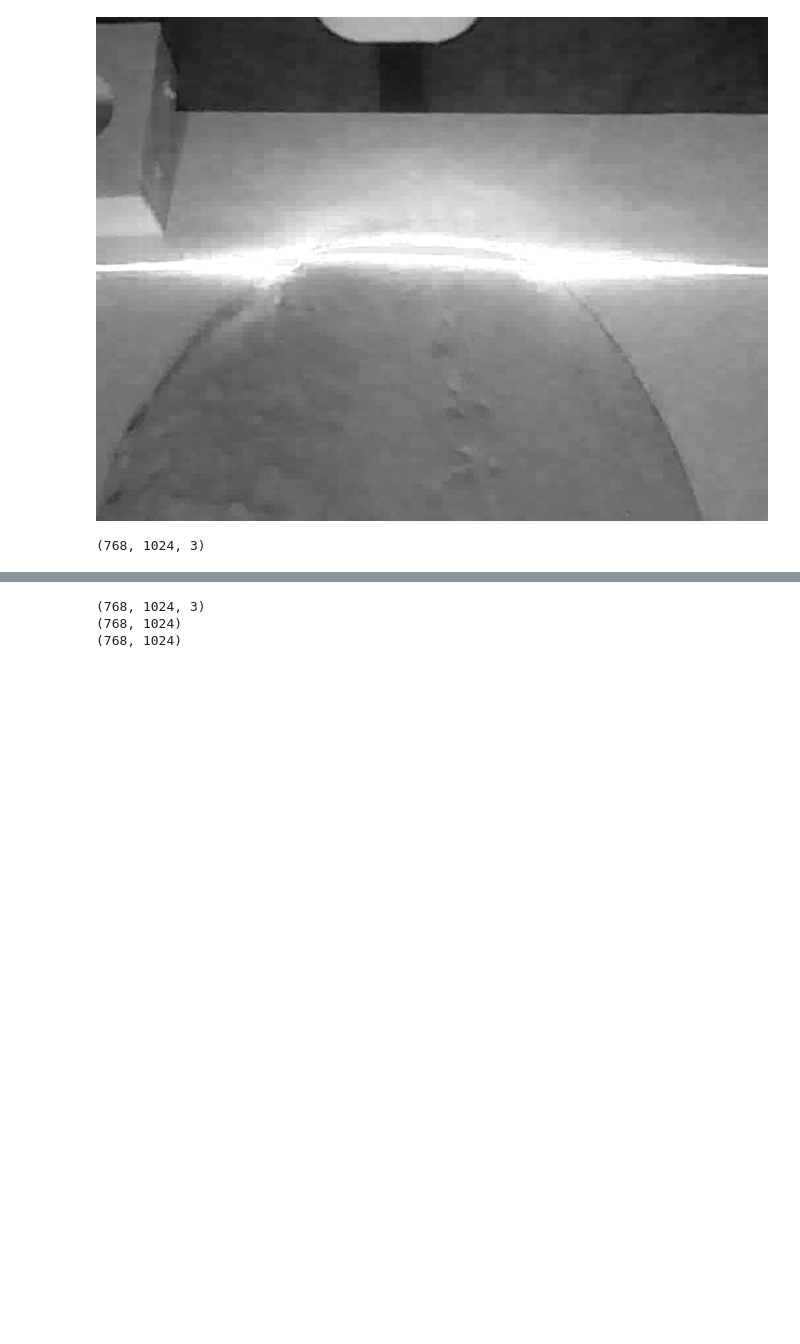
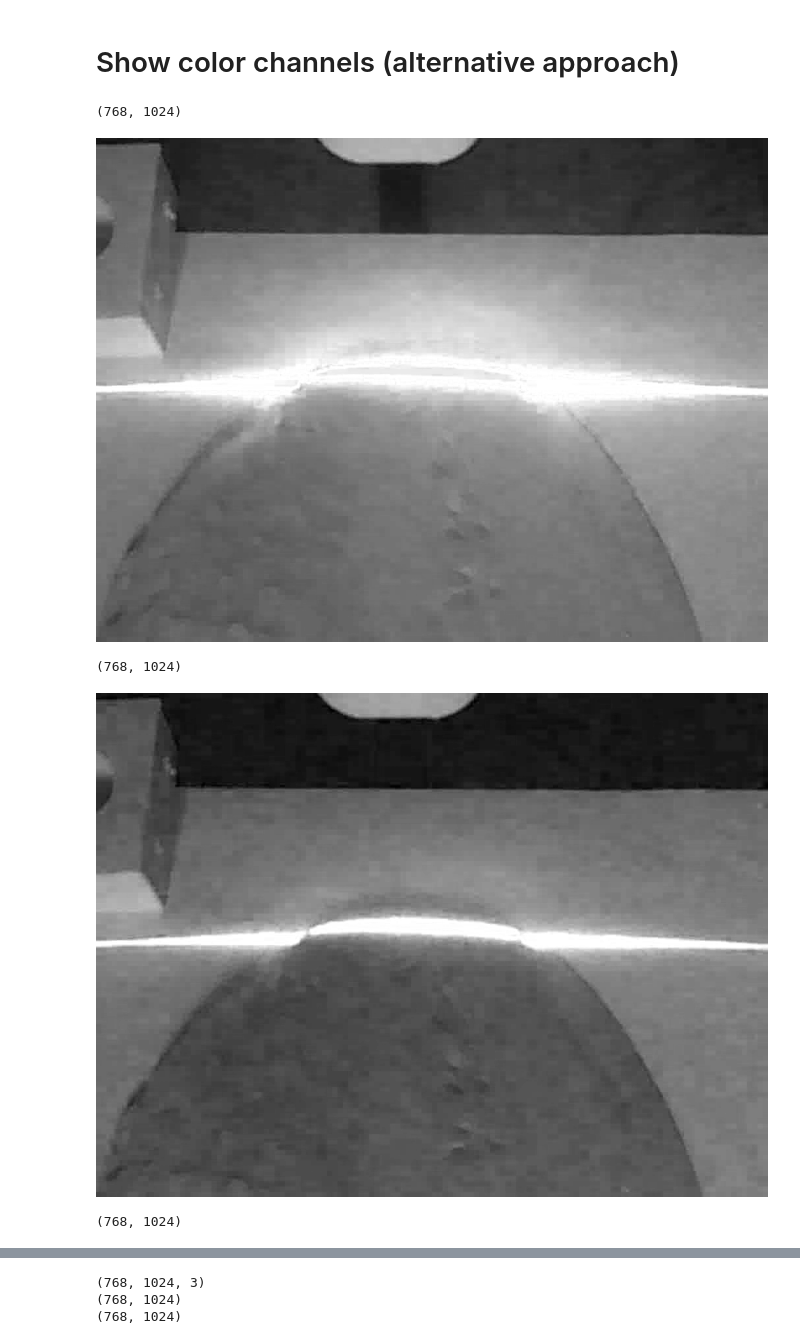
Before and after one commit to daricht/Laser-Scanner, a Jupyter notebook: camera.ipynb, the cells around one changed output, grey strips where cells are left out. Saved outputs shown, nothing was run; the diff lists cells and outputs as text; code cells hidden in the pictures; blank space fills up the shorter version.

```diff
--- a/camera.ipynb
+++ b/camera.ipynb
@@ -44,21 +96,0 @@ display(Image(data=png))
-# %%
-
-r = frame.copy()
-r=r[:,:,2]
-# r[:,:,0] = 0
-# r[:,:,1] = 0
-_, png = cv2.imencode('.png', r)
-display(Image(data=png))
-
-#show the dimensions of the image array
-print(frame.shape)
-
-# # Wait for a key press to exit
-# cv2.waitKey(0)
-
-# # Release the camera and close the window
-# cap.release()
-# cv2.destroyAllWindows()
-# %% [output]
-[figure, removed]
-(768, 1024, 3)
@@ -96,0 +97,28 @@ cap.release()
+# %% [markdown]
+# Show color channels (alternative approach)
+# %%
+
+rgb = frame.copy()
+r = rgb[:,:,2]
+g = rgb[:,:,0]
+b = rgb[:,:,1]
+
+
+#show the dimensions of the image array
+print(r.shape)
+_, png = cv2.imencode('.png', r)
+display(Image(data=png))
+
+print(g.shape)
+_, png = cv2.imencode('.png', g)
+display(Image(data=png))
+
+print(b.shape)
+_, png = cv2.imencode('.png', b)
+display(Image(data=png))
+# %% [output]
+(768, 1024)
+[figure, added]
+(768, 1024)
+[figure, added]
+(768, 1024)
```
Also changed, not shown: parts of 15 cells of this notebook, 3 other files.
